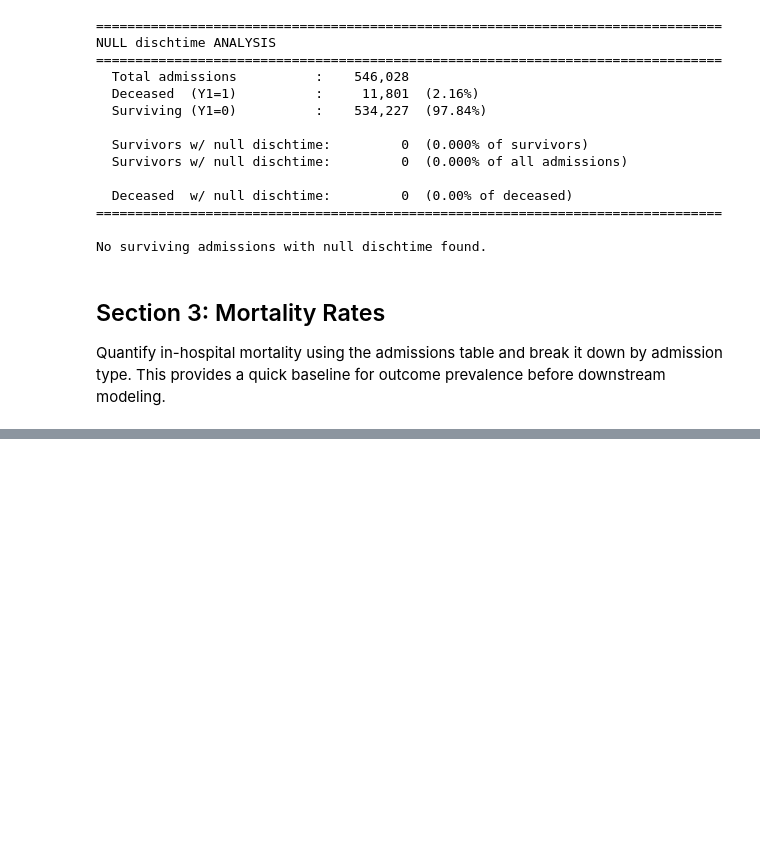
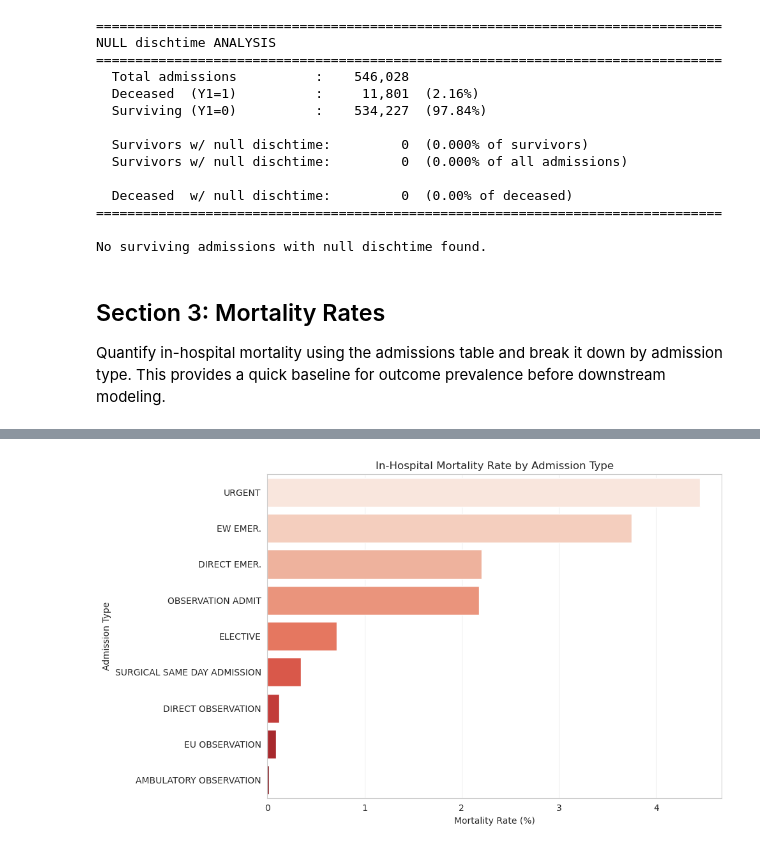
Before and after one commit to shaham-lab/HRS, a Jupyter notebook: notebooks/mimic4/mimic4_data_exploration.ipynb, the cells around one changed output, grey strips where cells are left out. Saved outputs shown, nothing was run; the diff lists cells and outputs as text; code cells hidden in the pictures; blank space fills up the shorter version.

```diff
--- a/notebooks/mimic4/mimic4_data_exploration.ipynb
+++ b/notebooks/mimic4/mimic4_data_exploration.ipynb
@@ -212,14 +227,18 @@ print(mortality_by_type.to_string(formatter={"hospital_expire_flag": "{:.2f}".fo
 # %%
 # Visualization: Mortality rate by admission type
 plt.figure(figsize=(10, 6))
 sns.barplot(
     x=mortality_by_type.values,
     y=mortality_by_type.index,
-    palette="Reds"
+    hue=mortality_by_type.index,
+    palette="Reds",
+    legend=False
 )
 plt.xlabel("Mortality Rate (%)")
 plt.ylabel("Admission Type")
 plt.title("In-Hospital Mortality Rate by Admission Type")
 plt.grid(axis="x", alpha=0.3)
 plt.tight_layout()
 plt.show()
+# %% [output]
+[figure, added]
```
Also changed, not shown: parts of 6 cells of this notebook, 7 other files.
